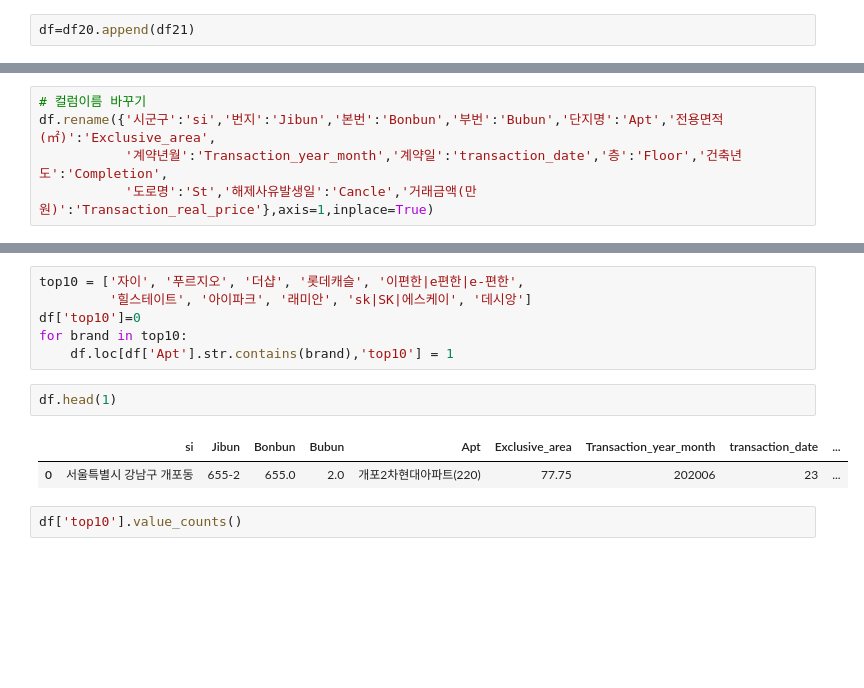
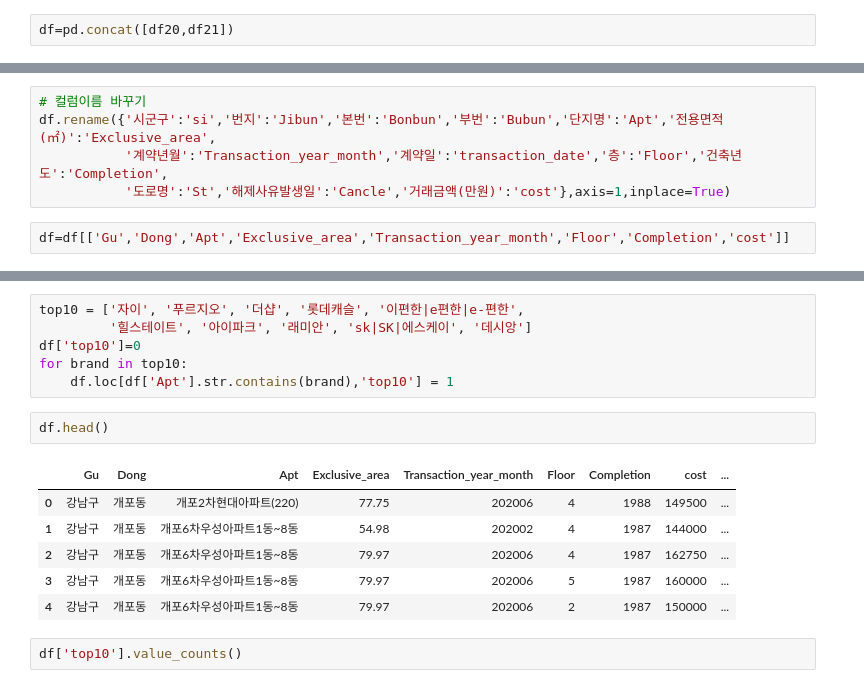
Before and after one commit to ujaei21/2nd_project, a Jupyter notebook: price_EDA.ipynb, the cells around one changed output, grey strips where cells are left out. Drawn from its saved outputs; the diff is of its cells as text; blank space fills up the shorter version.

```diff
--- a/price_EDA.ipynb
+++ b/price_EDA.ipynb
@@ -45,4 +45,4 @@ df21
 | 29922 | 서울특별시 중랑구 중화동 | 274-76 | 274.0 | 76.0 | 한영(103) | 58.46 | 202107 | 1 | 30000 | 2 | 2003 | ... |
 29923 rows × 13 columns
 # %%
-df=df20.append(df21)
+df=pd.concat([df20,df21])
@@ -97,7 +97,9 @@ df.head()
 # 컬럼이름 바꾸기
 df.rename({'시군구':'si','번지':'Jibun','본번':'Bonbun','부번':'Bubun','단지명':'Apt','전용면적(㎡)':'Exclusive_area',
            '계약년월':'Transaction_year_month','계약일':'transaction_date','층':'Floor','건축년도':'Completion',
-           '도로명':'St','해제사유발생일':'Cancle','거래금액(만원)':'Transaction_real_price'},axis=1,inplace=True)
+           '도로명':'St','해제사유발생일':'Cancle','거래금액(만원)':'cost'},axis=1,inplace=True)
+# %%
+df=df[['Gu','Dong','Apt','Exclusive_area','Transaction_year_month','Floor','Completion','cost']]
 # %%
 df.head()
 # %% [output]
@@ -153,10 +149,14 @@ df['top10']=0
 for brand in top10:
     df.loc[df['Apt'].str.contains(brand),'top10'] = 1
 # %%
-df.head(1)
+df.head()
 # %% [output]
-|  | si | Jibun | Bonbun | Bubun | Apt | Exclusive_area | Transaction_year_month | transaction_date | ... |
-| 0 | 서울특별시 강남구 개포동 | 655-2 | 655.0 | 2.0 | 개포2차현대아파트(220) | 77.75 | 202006 | 23 | ... |
+|  | Gu | Dong | Apt | Exclusive_area | Transaction_year_month | Floor | Completion | cost | ... |
+| 0 | 강남구 | 개포동 | 개포2차현대아파트(220) | 77.75 | 202006 | 4 | 1988 | 149500 | ... |
+| 1 | 강남구 | 개포동 | 개포6차우성아파트1동~8동 | 54.98 | 202002 | 4 | 1987 | 144000 | ... |
+| 2 | 강남구 | 개포동 | 개포6차우성아파트1동~8동 | 79.97 | 202006 | 4 | 1987 | 162750 | ... |
+| 3 | 강남구 | 개포동 | 개포6차우성아파트1동~8동 | 79.97 | 202006 | 5 | 1987 | 160000 | ... |
+| 4 | 강남구 | 개포동 | 개포6차우성아파트1동~8동 | 79.97 | 202006 | 2 | 1987 | 150000 | ... |
 # %%
 df['top10'].value_counts()
 # %% [output]
```
Also changed, not shown: parts of 49 cells of this notebook, 4 other files.
